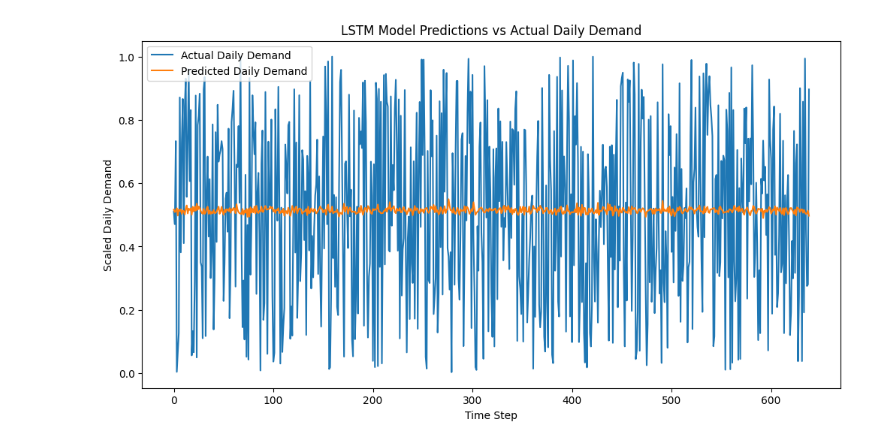
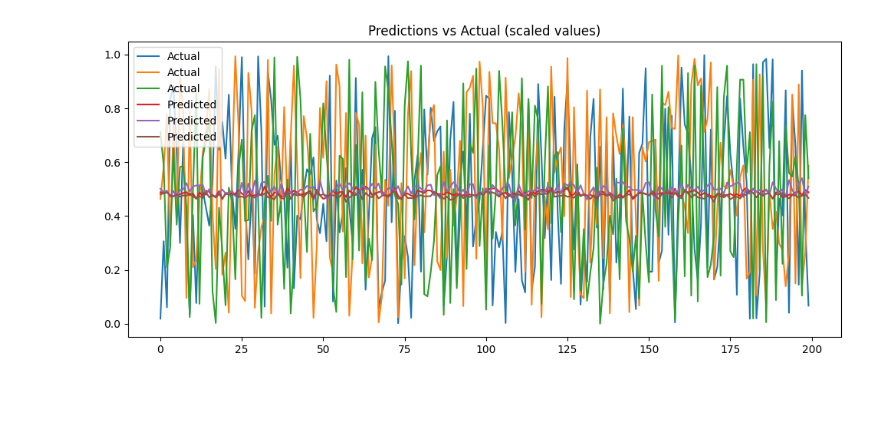
Before and after one commit to VUT-BA-3-2-Project-2025/Team-force, a Jupyter notebook: TEAM_FORCE_Project.ipynb, the cells around one changed output. Cells and saved outputs as stored; diff of their text form; code cells hidden in the pictures; blank space fills up the shorter version.

```diff
--- a/TEAM_FORCE_Project.ipynb
+++ b/TEAM_FORCE_Project.ipynb
@@ -102,10 +186,3 @@ logistics_df.head()
-# %%
-#one-hot encode data so our model understands our data
-categorical_cols = ['category', 'zone']
-logistics_df_encoded = pd.get_dummies(logistics_df, columns=categorical_cols, prefix=categorical_cols)
-
-# Convert the 'last_restock_date' column to a standardized datetime format (YYYY-MM-DD)
-logistics_df_encoded['last_restock_date'] = pd.to_datetime(logistics_df_encoded['last_restock_date']).dt.strftime('%Y-%m-%d')
 # %%
 logistics_df_encoded.head()
 # %% [output]
@@ -171,5 +215,24 @@ Epoch 20/20
+# %%
+# Train model
+model_lstm = Sequential([
+    LSTM(50, activation='tanh', input_shape=(timesteps, X_train.shape[2])),
+    Dense(y_train.shape[1])
+])
+model_lstm.compile(optimizer='adam', loss='mean_squared_error')
+model_lstm.fit(X_train, y_train, epochs=20, batch_size=32, verbose=1)
+
+es = EarlyStopping(monitor='val_loss', patience=5, restore_best_weights=True, verbose=1)
+cp = ModelCheckpoint("lstm_model.h5", monitor='val_loss', save_best_only=True, verbose=1)
+
+history = model_lstm.fit(X_train, y_train, epochs=20, batch_size=32, validation_split=0.1, callbacks=[es, cp])
 # %%
 # Evaluate the model on the test set
 loss = model_lstm.evaluate(X_test, y_test, verbose=0)
-print(f'Test Loss (Mean Squared Error): {loss}')
+y_pred = model_lstm.predict(X_test)
+
+test_mse = mean_squared_error(y_test, y_pred)
+rmse = np.sqrt(test_mse)
+print(f'Test Loss (Mean Squared Error from evaluate): {loss}')
+print(f'Test MSE (calculated): {test_mse}')
+print(f'Test RMSE (calculated): {rmse}')
 # %% [output]
@@ -177,13 +253,9 @@ Test Loss (Mean Squared Error): 0.08081419765949249
 # %%
-# Visualize predictions vs actual values
-predictions = model_lstm.predict(X_test)
-
-plt.figure(figsize=(12, 6))
-plt.plot(y_test, label='Actual Daily Demand')
-plt.plot(predictions, label='Predicted Daily Demand')
-plt.title('Predictions vs Actual Daily Demand')
-plt.xlabel('Time Step')
-plt.ylabel('Scaled Daily Demand')
+# Predictions vs actual
+plt.figure(figsize=(12,5))
+plt.plot(y_test[:200], label='Actual')
+plt.plot(y_pred[:200], label='Predicted')
 plt.legend()
+plt.title("Predictions vs Actual (scaled values)")
 plt.show()
 # %% [output]
@@ -191 +262 @@ plt.show()
-[figure, old version]
+[figure, new version]
```
Also changed, not shown: parts of 26 cells of this notebook.
